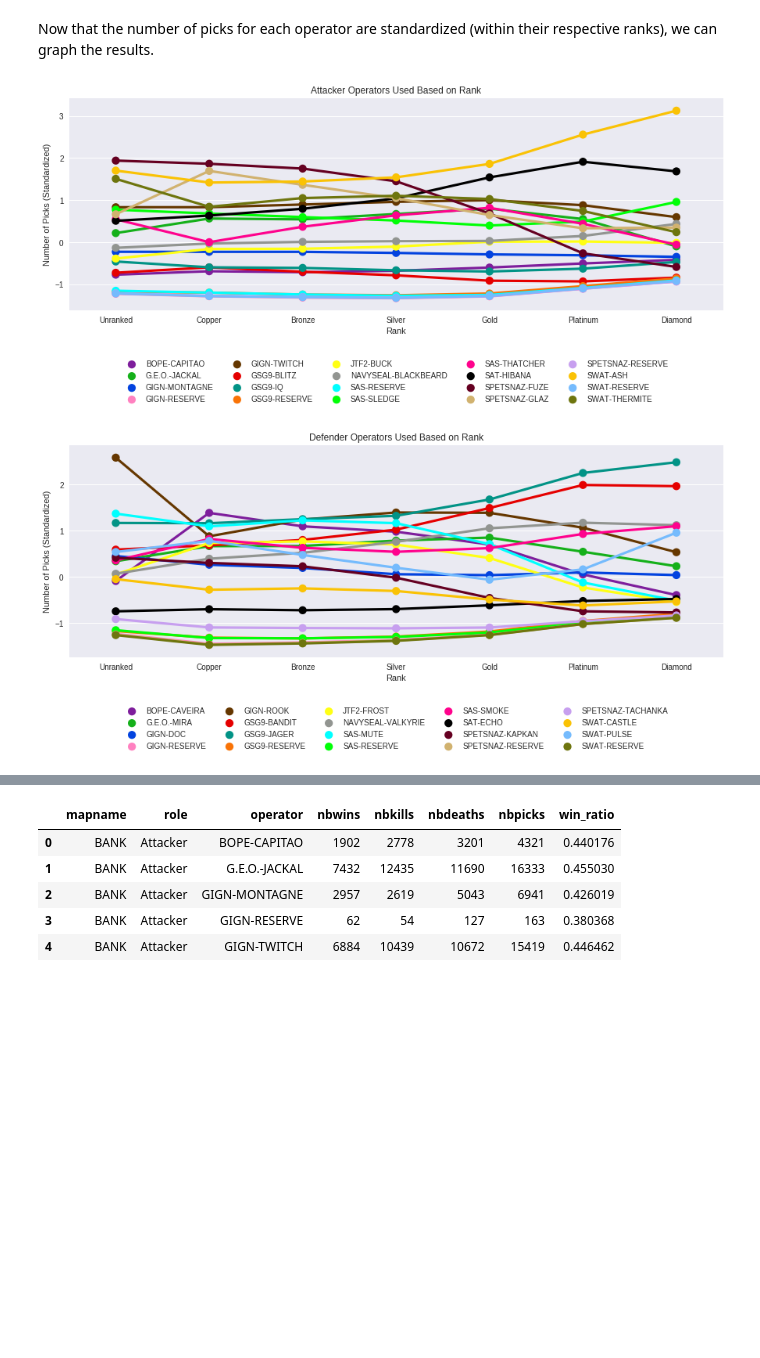
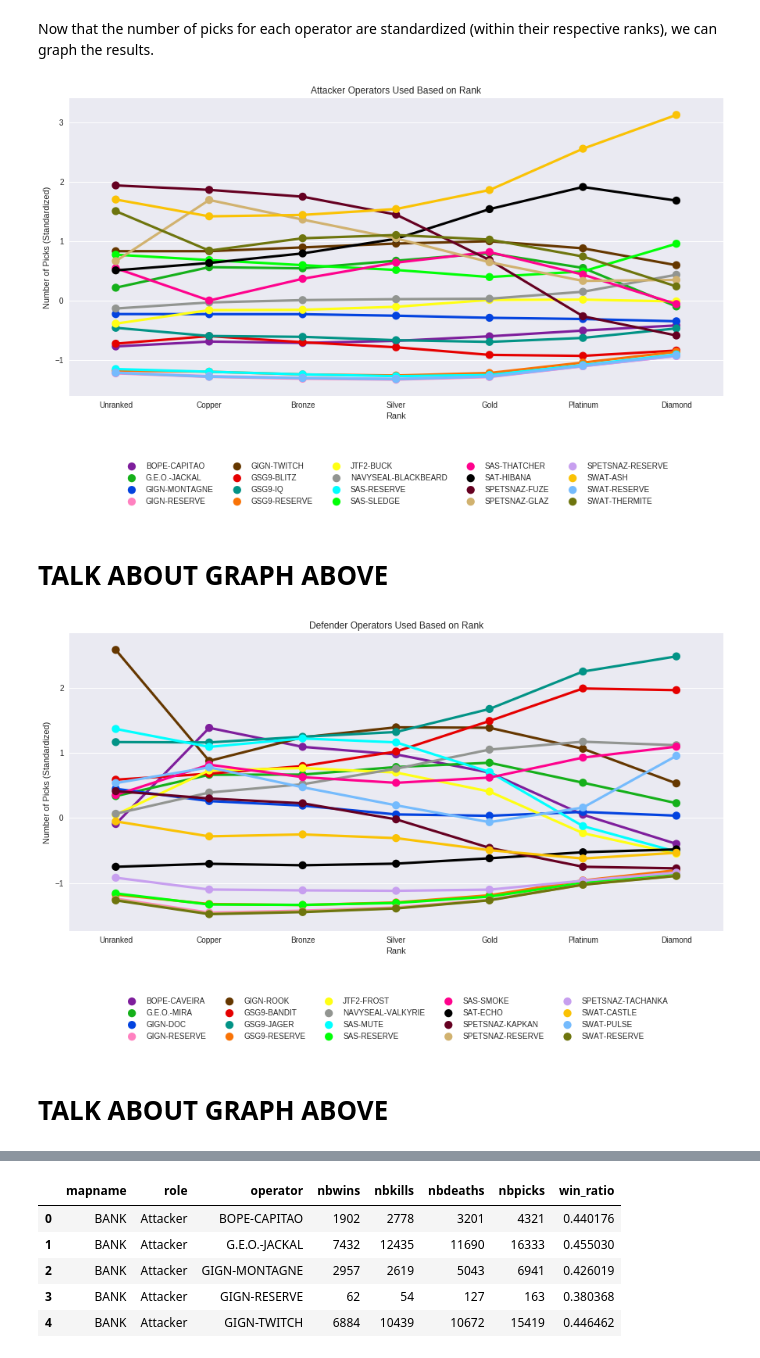
Before and after one commit to jiglesia3/jiglesia3.github.io, a Jupyter notebook: Final Tutorial.ipynb, the cells around one changed output, grey strips where cells are left out. Drawn from its saved outputs; the diff is of its cells as text; code cells hidden in the pictures; blank space fills up the shorter version.

```diff
--- a/Final Tutorial.ipynb
+++ b/Final Tutorial.ipynb
@@ -301,20 +300,23 @@ Now that the number of picks for each operator are standardized (within their re
 # %%
 # Order is used to determine categorical variables for the x-axis
 order = ['Unranked','Copper','Bronze','Silver','Gold','Platinum','Diamond']
 
 # Only Attacker operators
 ops_by_rank_att = sd_ops_by_rank.loc[sd_ops_by_rank['role'] == ('Attacker')]
 
 # Graphing
-plt.figure(figsize=(15,5))
-sns.pointplot(x="skillrank", y="scaled_nbpicks", hue="operator", data=ops_by_rank_att, legend=False, palette=new_palette, size=5, aspect=2.5, order=order);
+plt.figure(figsize=(15,7))
+sns.pointplot(x="skillrank", y="scaled_nbpicks", hue="operator", data=ops_by_rank_att, \
+              legend=False, palette=new_palette, size=5, aspect=2.5, order=order);
 plt.legend(loc=9, bbox_to_anchor=(0.5, -0.2), ncol=5)
 plt.title('Attacker Operators Used Based on Rank')
 plt.xlabel('Rank')
 plt.ylabel('Number of Picks (Standardized)')
 sns.plt.show()
 # %% [output]
-[figure, old version]
+[figure, new version]
+# %% [markdown]
+ # TALK ABOUT GRAPH ABOVE
 # %%
 # Order is used to determine categorical variables for the x-axis
 order = ['Unranked','Copper','Bronze','Silver','Gold','Platinum','Diamond']
@@ -323,12 +325,15 @@ order = ['Unranked','Copper','Bronze','Silver','Gold','Platinum','Diamond']
 ops_by_rank_def = sd_ops_by_rank.loc[sd_ops_by_rank['role'] == ('Defender')]
 
 # Graphing
-plt.figure(figsize=(15,5))
-sns.pointplot(x="skillrank", y="scaled_nbpicks", hue="operator", data=ops_by_rank_def, legend=False, palette=new_palette, size=5, aspect=2.5, order=order);
+plt.figure(figsize=(15,7))
+sns.pointplot(x="skillrank", y="scaled_nbpicks", hue="operator", data=ops_by_rank_def, \
+              legend=False, palette=new_palette, size=5, aspect=2.5, order=order);
 plt.legend(loc=9, bbox_to_anchor=(0.5, -0.2), ncol=5)
 plt.title('Defender Operators Used Based on Rank')
 plt.xlabel('Rank')
 plt.ylabel('Number of Picks (Standardized)')
 sns.plt.show()
 # %% [output]
-[figure, old version]
+[figure, new version]
+# %% [markdown]
+ # TALK ABOUT GRAPH ABOVE
```
Also changed, not shown: parts of 22 cells of this notebook.
